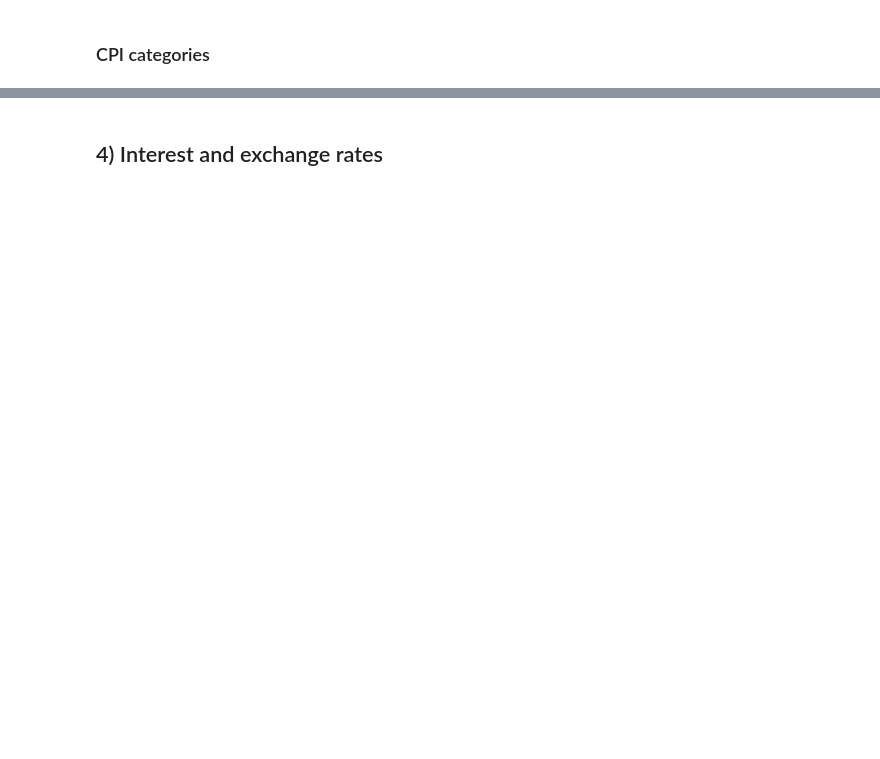
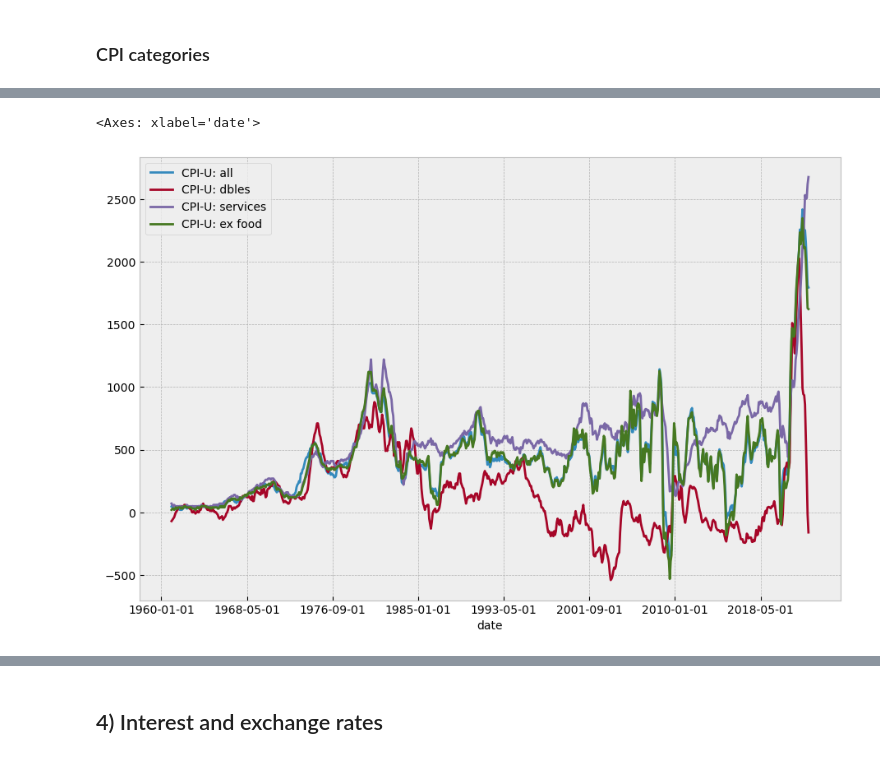
Before and after one commit to dcuoliveira/vae-ssm, a Jupyter notebook: src/check_time_series_inputs.ipynb, the cells around one changed output, grey strips where cells are left out. Saved outputs shown, nothing was run; the diff lists cells and outputs as text; code cells hidden in the pictures; blank space fills up the shorter version.

```diff
--- a/src/check_time_series_inputs.ipynb
+++ b/src/check_time_series_inputs.ipynb
@@ -109 +93,6 @@ selected_df.columns = [des.loc[des["fred"] == var]["gsi:description"].iloc[0] fo
+# %%
+(selected_df.diff(12) * 100).plot(figsize=(11, 7))
+# %% [output]
+<Axes: xlabel='date'>
+[figure, added]
 # %%
```
Also changed, not shown: parts of 10 cells of this notebook.
